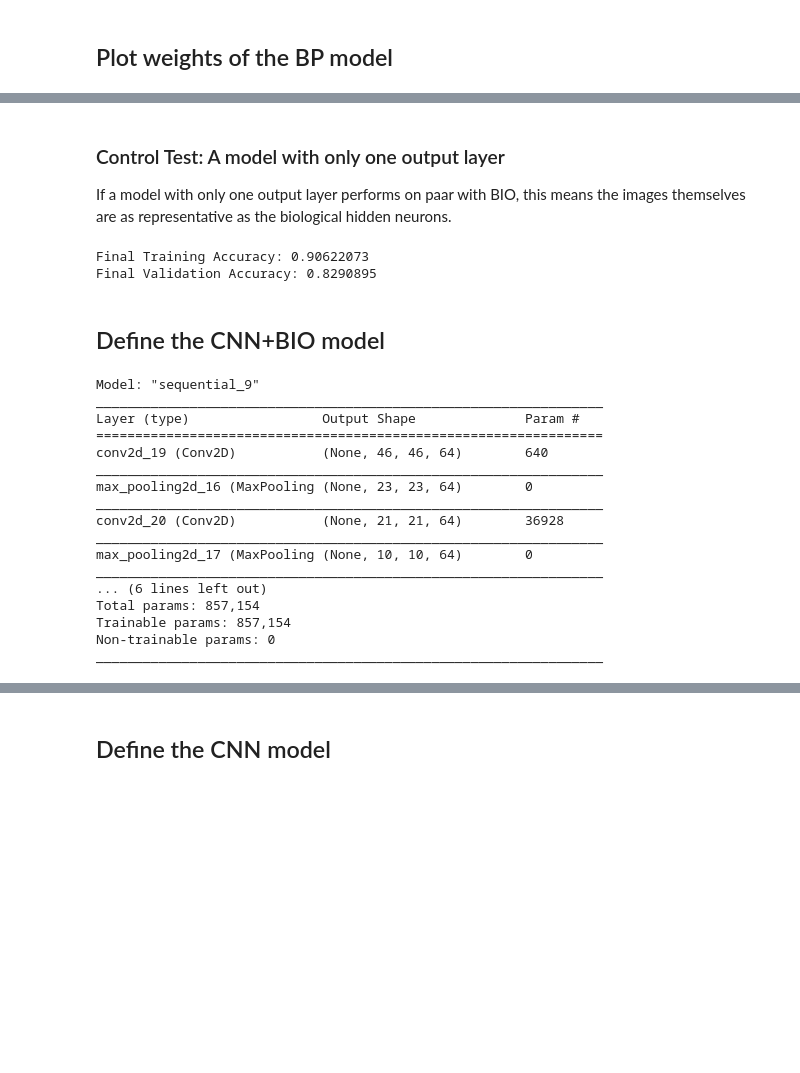
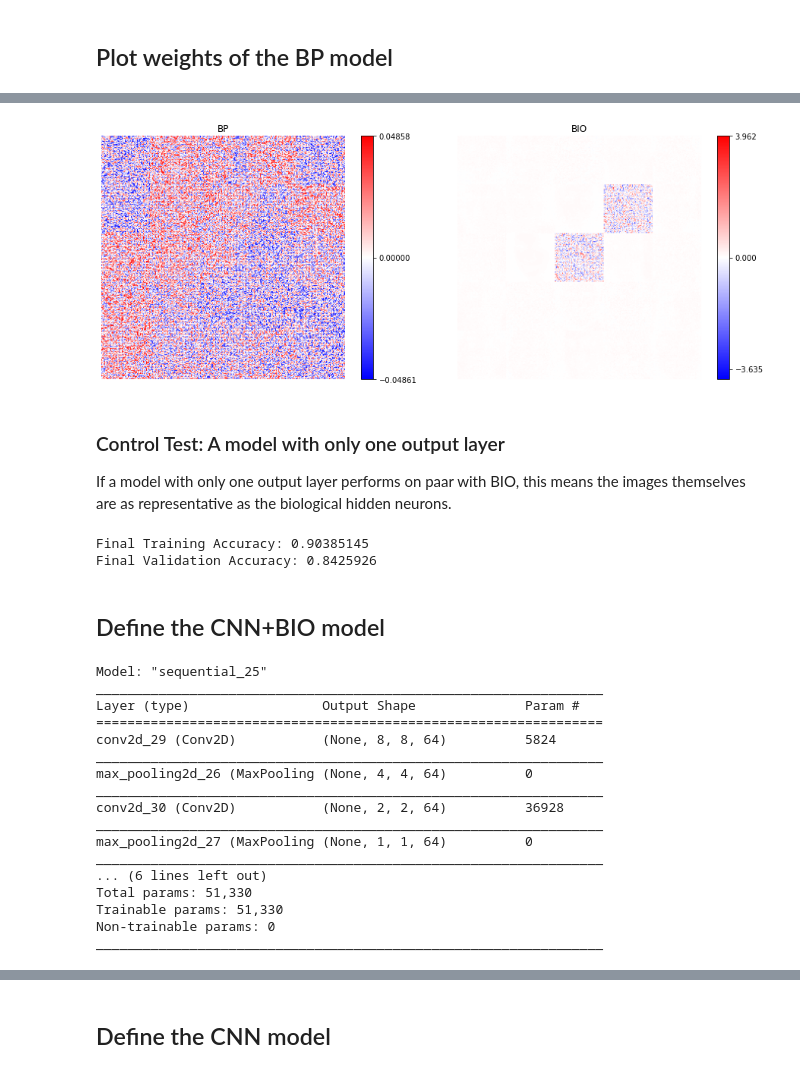
Before and after one commit to heydarshahi/Biological_Learning, a Jupyter notebook: Unsupervised learning on Face (Gender, Ethicity).ipynb, the cells around one changed output, grey strips where cells are left out. Cells and saved outputs as stored; diff of their text form; code cells hidden in the pictures; blank space fills up the shorter version.

Commit message:
added notebook for face detection, update face(gender)

```diff
--- a/Unsupervised learning on Face (Gender, Ethicity).ipynb
+++ b/Unsupervised learning on Face (Gender, Ethicity).ipynb
@@ -32,14 +32,14 @@ eps0 = 4e-2    # initial learning rate for the unsupervised part
 Kx = 5
 Ky = 5
 hid_disp = Kx*Ky    # number of hidden units that are displayed in Ky by Kx array
-N_hid = 2304    # number of hidden units
+N_hid = 1000    # number of hidden units
 mu = 0.0
 sigma = 1.0
-Nep = 500     # number of epochs
-N_batch = 1000  # size of the minibatch
+Nep = 100     # number of epochs
+N_batch = 100  # size of the minibatch
 prec = 1e-30
-delta = 0.4    # Strength of the anti-hebbian learning
-p = 2       # Lebesgue norm of the weights
+delta = 0.5    # Strength of the anti-hebbian learning
+p = 2.5       # Lebesgue norm of the weights
 k = 2          # ranking parameter, must be integer that is bigger or equal than 2
 
 N_in = 2304     # input units
@@ -140,7 +143,7 @@ N_test = x_test.shape[0]
 ## Weights visualization
 To draw a heatmap of the weights a helper function is created:
 # %%
-def draw_weights(synapses, Kx, Ky, ax=None):
+def draw_weights(synapses, Kx, Ky, num_file=-1, ax=None):
     # synapses: the weights
     yy=0
     HM=np.zeros((48*Ky,48*Kx))
@@ -160,6 +163,10 @@ def draw_weights(synapses, Kx, Ky, ax=None):
         im=plt.imshow(HM,cmap='bwr',vmin=-nc,vmax=nc)
         fig.colorbar(im,ticks=[np.amin(HM), 0, np.amax(HM)])
         plt.axis('off')
+
+    if num_file > -1:
+        file_name = '../CompVP project/face-gender-2ch/' + str(num_file) + '.png'
+        plt.savefig(file_name)
     fig.canvas.draw()
 # %% [markdown]
 ## Forward pass of the unsupervised part
@@ -410,8 +420,8 @@ fig, ax = plt.subplots(1, 2, figsize=(13, 5))
 ax[0].set_title('BP')
 ax[1].set_title('BIO')
 bp_weights = bp_model.layers[0].get_weights()[0].T
-draw_weights(bp_weights, Kx, Ky, ax[0])
-draw_weights(synapses, Kx, Ky, ax[1])
+draw_weights(bp_weights, Kx, Ky, -1, ax[0])
+draw_weights(synapses, Kx, Ky, -1, ax[1])
 plt.tight_layout()
 plt.show()
 # %% [output]
@@ -420,3 +428,4 @@ plt.show()
+[figure, added]
 # %% [markdown]
 ### Control Test: A model with only one output layer
 If a model with only one output layer performs on paar with BIO, this means the images themselves are as representative as the biological hidden neurons.
@@ -432,8 +441,8 @@ control_logs = control_model.fit(x_train0, y_train, validation_data=(x_val0, y_v
 print("Final Training Accuracy:", control_logs.history['acc'][-1])
 print("Final Validation Accuracy:", control_logs.history['val_acc'][-1])
 # %% [output]
-Final Training Accuracy: 0.90622073
-Final Validation Accuracy: 0.8290895
+Final Training Accuracy: 0.90385145
+Final Validation Accuracy: 0.8425926
 # %% [markdown]
  ## Define the CNN+BIO model
 # %%
@@ -443,6 +452,6 @@ x_hid_test3 = x_hid_test.reshape(x_hid_test.shape[0], 48, 48, 1)
 # %%
 bio_cnn_model = models.Sequential([
-  layers.Conv2D(64, (3,3), activation='relu', input_shape=(48, 48, 1)),
+  layers.Conv2D(64, (3,3), activation='relu', input_shape=(10, 10, 10)),
   layers.MaxPooling2D(2, 2),
   layers.Conv2D(64, (3,3), activation='relu'),
   layers.MaxPooling2D(2,2),
@@ -454,21 +463,21 @@ bio_cnn_model.summary()
 
 bio_cnn_model.compile(optimizer='adam', loss='binary_crossentropy', metrics=['accuracy'])
 # %% [output]
-Model: "sequential_9"
+Model: "sequential_25"
 _________________________________________________________________
 Layer (type)                 Output Shape              Param #
 =================================================================
-conv2d_19 (Conv2D)           (None, 46, 46, 64)        640
+conv2d_29 (Conv2D)           (None, 8, 8, 64)          5824
 _________________________________________________________________
-max_pooling2d_16 (MaxPooling (None, 23, 23, 64)        0
+max_pooling2d_26 (MaxPooling (None, 4, 4, 64)          0
 _________________________________________________________________
-conv2d_20 (Conv2D)           (None, 21, 21, 64)        36928
+conv2d_30 (Conv2D)           (None, 2, 2, 64)          36928
 _________________________________________________________________
-max_pooling2d_17 (MaxPooling (None, 10, 10, 64)        0
+max_pooling2d_27 (MaxPooling (None, 1, 1, 64)          0
 _________________________________________________________________
 ... (6 lines left out)
-Total params: 857,154
-Trainable params: 857,154
+Total params: 51,330
+Trainable params: 51,330
 Non-trainable params: 0
 _________________________________________________________________
 # %%
```
Also changed, not shown: parts of 22 cells of this notebook, 1 other file.
